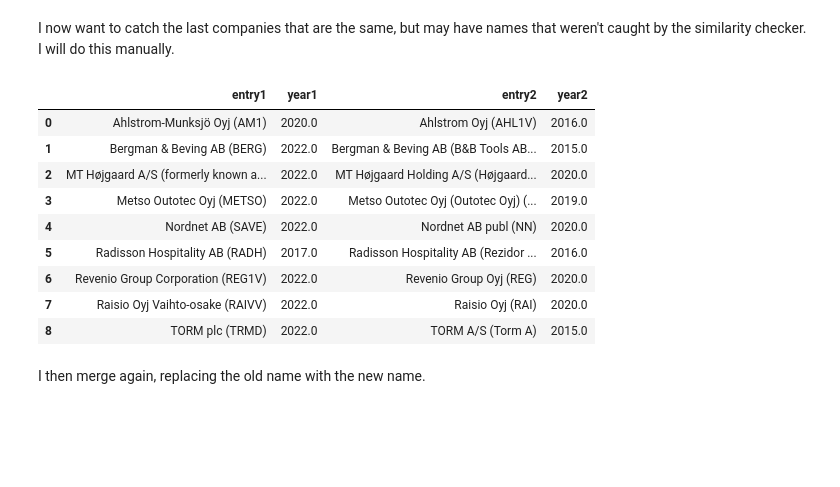
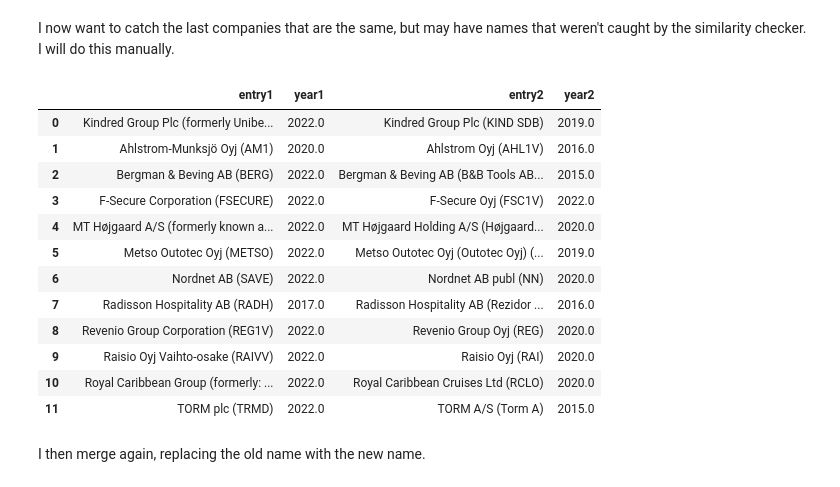
Before and after one commit to jamesdavies010/ESG-projects, a Jupyter notebook: notebooks/Nordic_Compass_01_Preprocessing_Cleaning.ipynb, the cells around one changed output. Cells and saved outputs as stored; diff of their text form; code cells hidden in the pictures; blank space fills up the shorter version.

```diff
--- a/notebooks/Nordic_Compass_01_Preprocessing_Cleaning.ipynb
+++ b/notebooks/Nordic_Compass_01_Preprocessing_Cleaning.ipynb
@@ -38,7 +38,9 @@ import numpy as np
 from rapidfuzz import fuzz, process
 import sys
 import os
+from typing import Any, List
 
+pd.set_option("display.max_columns", None)
 sys.path.append(os.path.abspath(".."))
 import random
 from functions import (
@@ -314,11 +311,13 @@ I now want to catch the last companies that are the same, but may have names tha
 # To get the final companies that appear multiple times under different names, I check manually and compile a list
 similar_companies_manual = [
     "Kindred Group Plc (formerly Unibet Group)",
-    "Kindred Group plc",
+    "Kindred Group Plc",
     "Ahlstrom Oyj",
     "Ahlstrom-Munksjö Oyj",
     "Bergman & Beving AB",
     "Bergman & Beving AB  (B&B Tools AB)",
+    "F-Secure Corporation",
+    "F-Secure Oyj",
     "Kinnevik AB",
     "Kinnevik AB  (Kinnevik Investment AB)",
     "MT Højgaard A/S (formerly known as Højga",
@@ -333,7 +332,7 @@ similar_companies_manual = [
     "Revenio Group Oyj",
     "Raisio Oyj",
     "Raisio Oyj Vaihto-osake",
-    "Royal Caribbean Cruises Ltd.",
+    "Royal Caribbean Cruises Ltd",
     "Royal Caribbean Group (formerly: Royal Caribbean Cruises Ltd)",
     "TORM A/S",
     "TORM plc",
@@ -356,42 +355,45 @@ for company1, company2 in zip(
     entry2 = latest_entries[latest_entries["comp_name"] == company2]
 
     if not entry1.empty and not entry2.empty:
         # Extract relevant details
         year1 = entry1["year"].values[0]
         year2 = entry2["year"].values[0]
         ticker1 = entry1["ticker"].values[0]
         ticker2 = entry2["ticker"].values[0]
 
         # Ensure entry1 has the most recent year
         if year1 < year2:
             company1, company2 = company2, company1
             year1, year2 = year2, year1
             ticker1, ticker2 = ticker2, ticker1
 
         # Format the entries
         formatted_entry1 = f"{company1} ({ticker1})"
         formatted_entry2 = f"{company2} ({ticker2})"
 
         # Append to the list
         similar_pairs_manual.append((formatted_entry1, year1, formatted_entry2, year2))
 
 # Convert to DataFrame
 similar_pairs_manual_df = pd.DataFrame(
     similar_pairs_manual, columns=["entry1", "year1", "entry2", "year2"]
 )
 
 similar_pairs_manual_df
 # %% [output]
 |  | entry1 | year1 | entry2 | year2 |
-| 0 | Ahlstrom-Munksjö Oyj (AM1) | 2020.0 | Ahlstrom Oyj (AHL1V) | 2016.0 |
-| 1 | Bergman & Beving AB (BERG) | 2022.0 | Bergman & Beving AB (B&B Tools AB... | 2015.0 |
-| 2 | MT Højgaard A/S (formerly known a... | 2022.0 | MT Højgaard Holding A/S (Højgaard... | 2020.0 |
-| 3 | Metso Outotec Oyj (METSO) | 2022.0 | Metso Outotec Oyj (Outotec Oyj) (... | 2019.0 |
-| 4 | Nordnet AB (SAVE) | 2022.0 | Nordnet AB publ (NN) | 2020.0 |
-| 5 | Radisson Hospitality AB (RADH) | 2017.0 | Radisson Hospitality AB (Rezidor ... | 2016.0 |
-| 6 | Revenio Group Corporation (REG1V) | 2022.0 | Revenio Group Oyj (REG) | 2020.0 |
-| 7 | Raisio Oyj Vaihto-osake (RAIVV) | 2022.0 | Raisio Oyj (RAI) | 2020.0 |
-| 8 | TORM plc (TRMD) | 2022.0 | TORM A/S (Torm A) | 2015.0 |
+| 0 | Kindred Group Plc (formerly Unibe... | 2022.0 | Kindred Group Plc (KIND SDB) | 2019.0 |
+| 1 | Ahlstrom-Munksjö Oyj (AM1) | 2020.0 | Ahlstrom Oyj (AHL1V) | 2016.0 |
+| 2 | Bergman & Beving AB (BERG) | 2022.0 | Bergman & Beving AB (B&B Tools AB... | 2015.0 |
+| 3 | F-Secure Corporation (FSECURE) | 2022.0 | F-Secure Oyj (FSC1V) | 2022.0 |
+| 4 | MT Højgaard A/S (formerly known a... | 2022.0 | MT Højgaard Holding A/S (Højgaard... | 2020.0 |
+| 5 | Metso Outotec Oyj (METSO) | 2022.0 | Metso Outotec Oyj (Outotec Oyj) (... | 2019.0 |
+| 6 | Nordnet AB (SAVE) | 2022.0 | Nordnet AB publ (NN) | 2020.0 |
+| 7 | Radisson Hospitality AB (RADH) | 2017.0 | Radisson Hospitality AB (Rezidor ... | 2016.0 |
+| 8 | Revenio Group Corporation (REG1V) | 2022.0 | Revenio Group Oyj (REG) | 2020.0 |
+| 9 | Raisio Oyj Vaihto-osake (RAIVV) | 2022.0 | Raisio Oyj (RAI) | 2020.0 |
+| 10 | Royal Caribbean Group (formerly: ... | 2022.0 | Royal Caribbean Cruises Ltd (RCLO) | 2020.0 |
+| 11 | TORM plc (TRMD) | 2022.0 | TORM A/S (Torm A) | 2015.0 |
 # %% [markdown]
 I then merge again, replacing the old name with the new name.
 # %%
```
Also changed, not shown: parts of 51 cells of this notebook, 1 other file.
